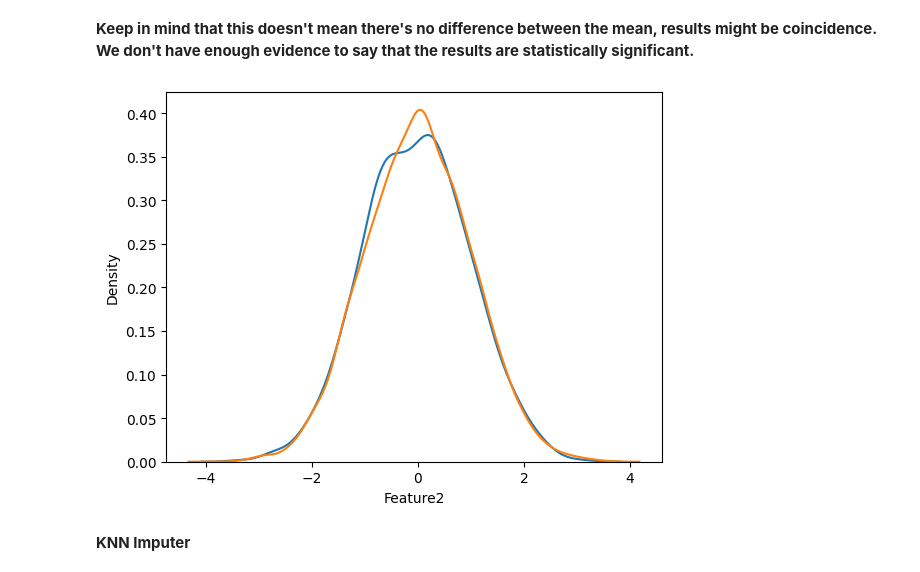
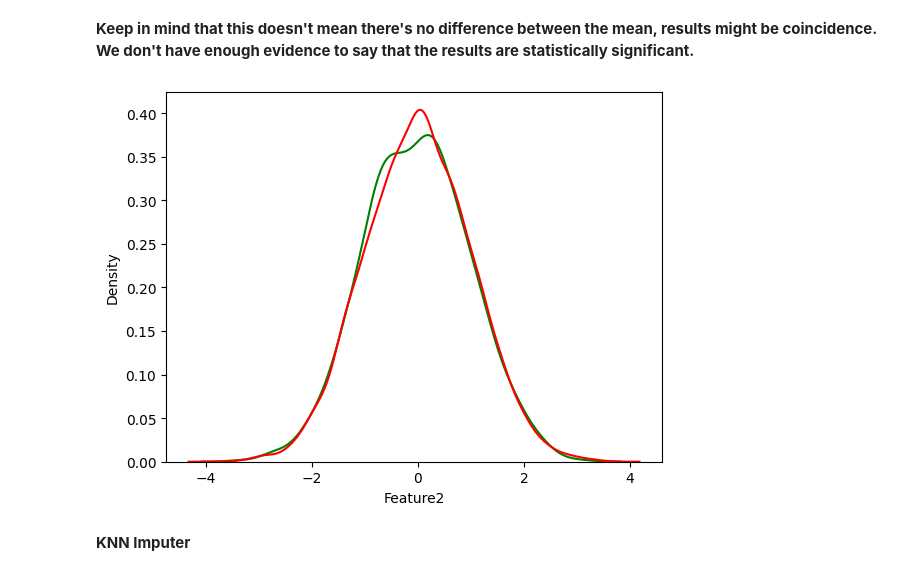
Before and after one commit to ronylpatil/data-preprocessing, a Jupyter notebook: notebooks/missing_values.ipynb, the cells around one changed output. Saved outputs shown, nothing was run; the diff lists cells and outputs as text; code cells hidden in the pictures.

```diff
--- a/notebooks/missing_values.ipynb
+++ b/notebooks/missing_values.ipynb
@@ -213,11 +207,13 @@ We don't have enough evidence to say that the results are statistically signific
 # %%
 import matplotlib.pyplot as plt
 
-sns.kdeplot(data=missing, x='Feature2')
-sns.kdeplot(data=non_missing, x='Feature2')
+sns.kdeplot(data=missing, x='Feature2', color='green')
+sns.kdeplot(data=non_missing, x='Feature2', color='red')
 plt.show()
+
+# mean and variance are very close
 # %% [output]
-[figure, old version]
+[figure, new version]
 # %% [markdown]
 <font color = '1abc9c'>
 <b>KNN Imputer</b>
```
Also changed, not shown: parts of 1 cell of this notebook.
